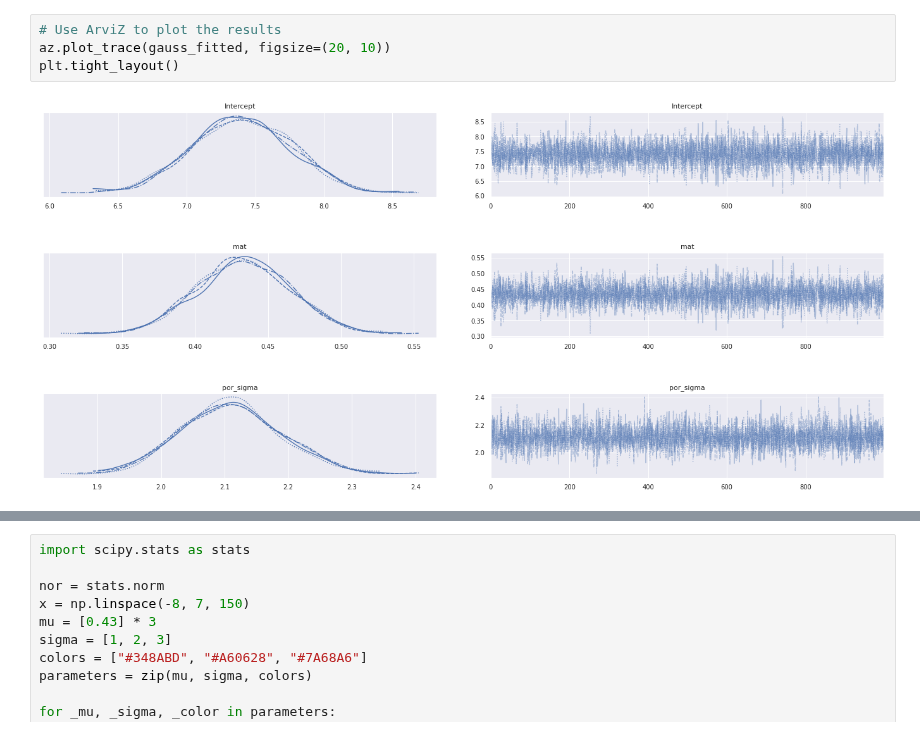
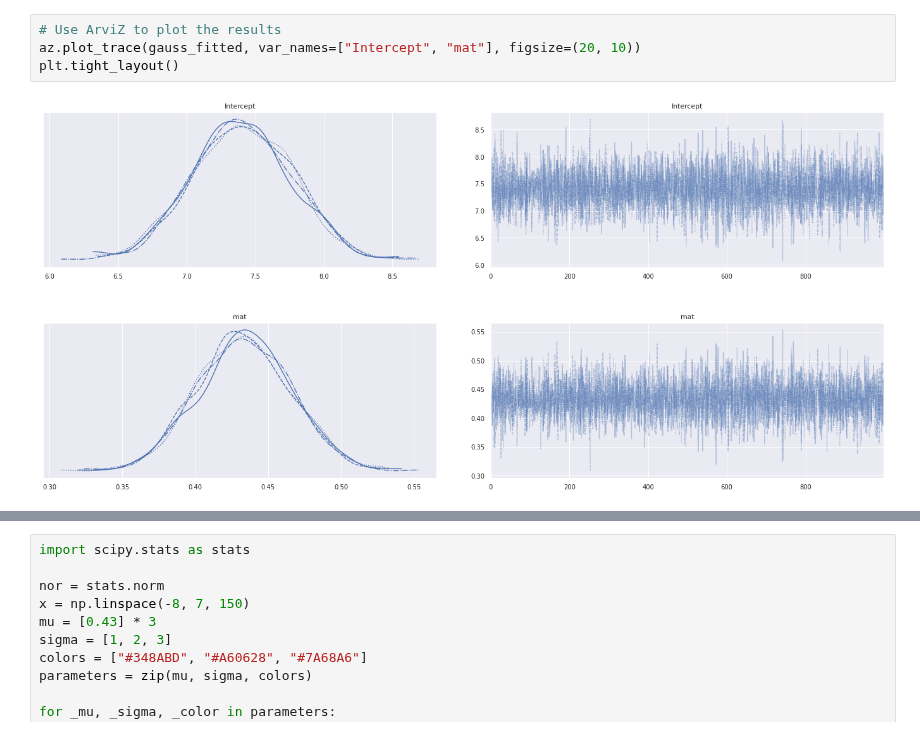
Before and after one commit to khuyentran1401/Data-science, a Jupyter notebook: statistics/bayes_linear_regression/linear_regression.ipynb, the cells around one changed output, grey strips where cells are left out. Drawn from its saved outputs; the diff is of its cells as text.

```diff
--- a/statistics/bayes_linear_regression/linear_regression.ipynb
+++ b/statistics/bayes_linear_regression/linear_regression.ipynb
@@ -91,10 +91,10 @@ Sampling 4 chains for 1_000 tune and 1_000 draw iterations (4_000 + 4_000 draws
 [interactive output not drawn]
 # %%
 # Use ArviZ to plot the results
-az.plot_trace(gauss_fitted, figsize=(20, 10))
+az.plot_trace(gauss_fitted, var_names=["Intercept", "mat"], figsize=(20, 10))
 plt.tight_layout()
 # %% [output]
-[figure, old version]
+[figure, new version]
 [interactive output not drawn]
 # %%
 import scipy.stats as stats
```
Also changed, not shown: parts of 4 cells of this notebook, 1 other file.
